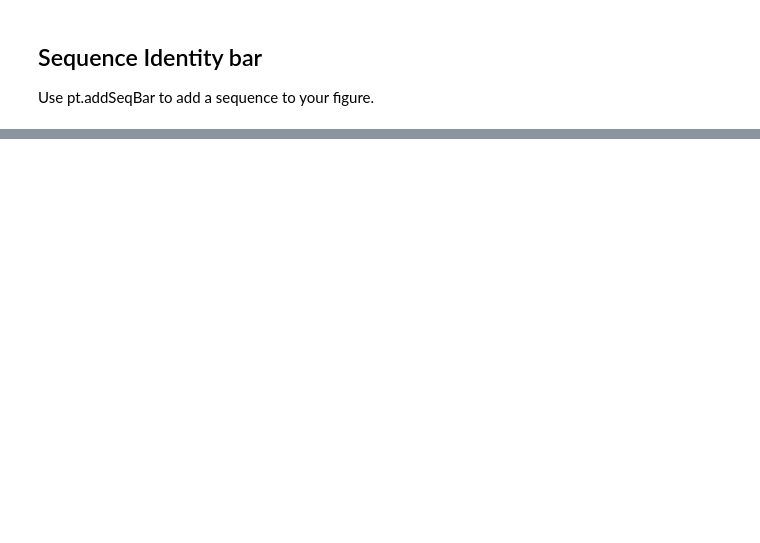
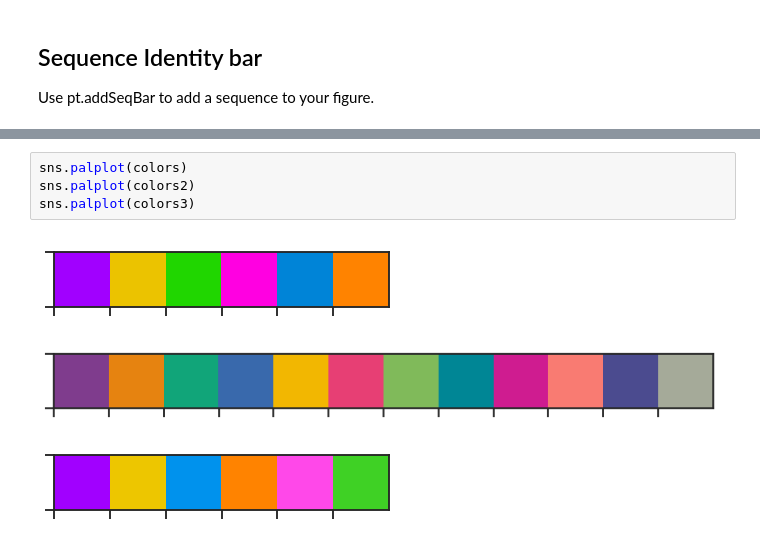
Before and after one commit to Weeks-UNC/RNAvigate, a Jupyter notebook: ipynb-template.ipynb, the cells around one changed output, grey strips where cells are left out. Cells and saved outputs as stored; diff of their text form; blank space fills up the shorter version.

```diff
--- a/ipynb-template.ipynb
+++ b/ipynb-template.ipynb
@@ -84,0 +102,8 @@ ax.set(title="Comparison across Amplicon",
+# %%
+sns.palplot(colors)
+sns.palplot(colors2)
+sns.palplot(colors3)
+# %% [output]
+[figure, added]
+[figure, added]
+[figure, added]
```
Also changed, not shown: parts of 6 cells of this notebook, 2 other files.
